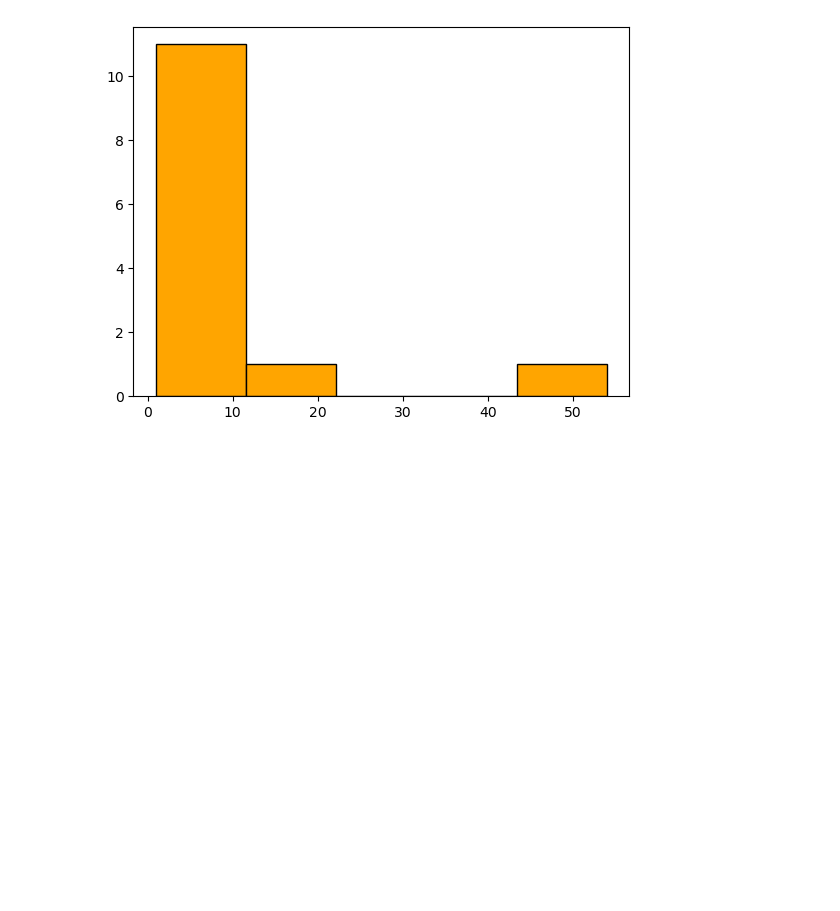
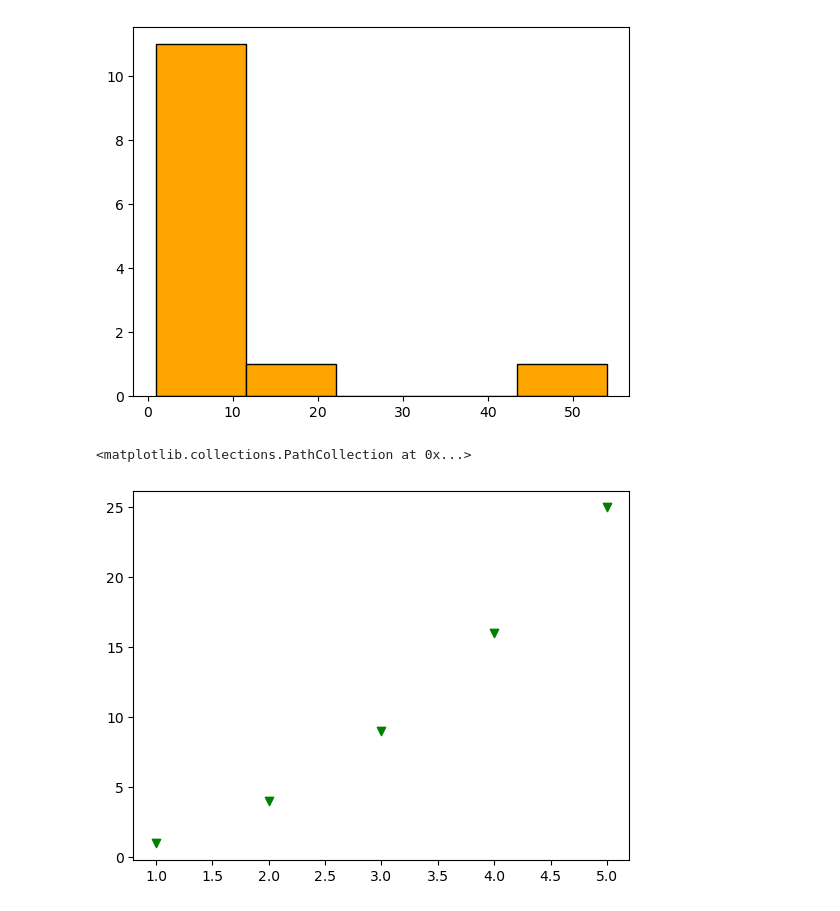
Before and after one commit to a-b-c-d-ritik/DataScience, a Jupyter notebook: 13.Data_Analysis_with_Python/data_visualizationwith_matplotlib.ipynb, the cells around one changed output. Drawn from its saved outputs; the diff is of its cells as text; code cells hidden in the pictures; blank space fills up the shorter version.

```diff
--- a/13.Data_Analysis_with_Python/data_visualizationwith_matplotlib.ipynb
+++ b/13.Data_Analysis_with_Python/data_visualizationwith_matplotlib.ipynb
@@ -84,3 +84,7 @@ plt.hist(d,bins=5,color='orange',edgecolor='black')
 [figure]
 # %%
 #scatterplot
+plt.scatter(x,y,color='green',marker='v')
+# %% [output]
+<matplotlib.collections.PathCollection at 0x...>
+[figure, added]
```
Also changed, not shown: parts of 6 cells of this notebook, 1 other file.
